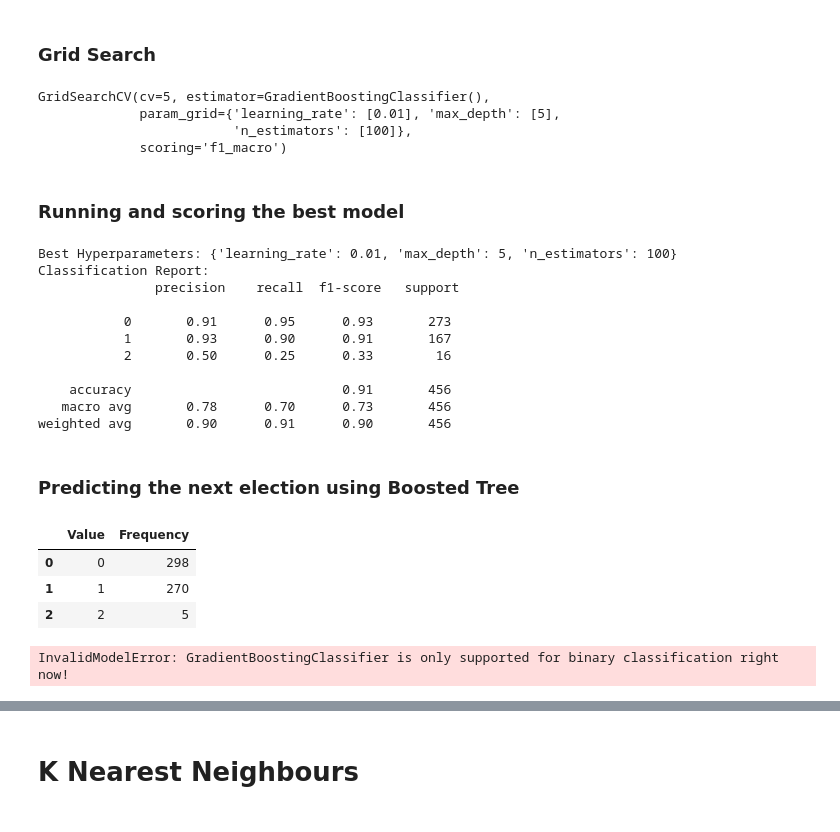
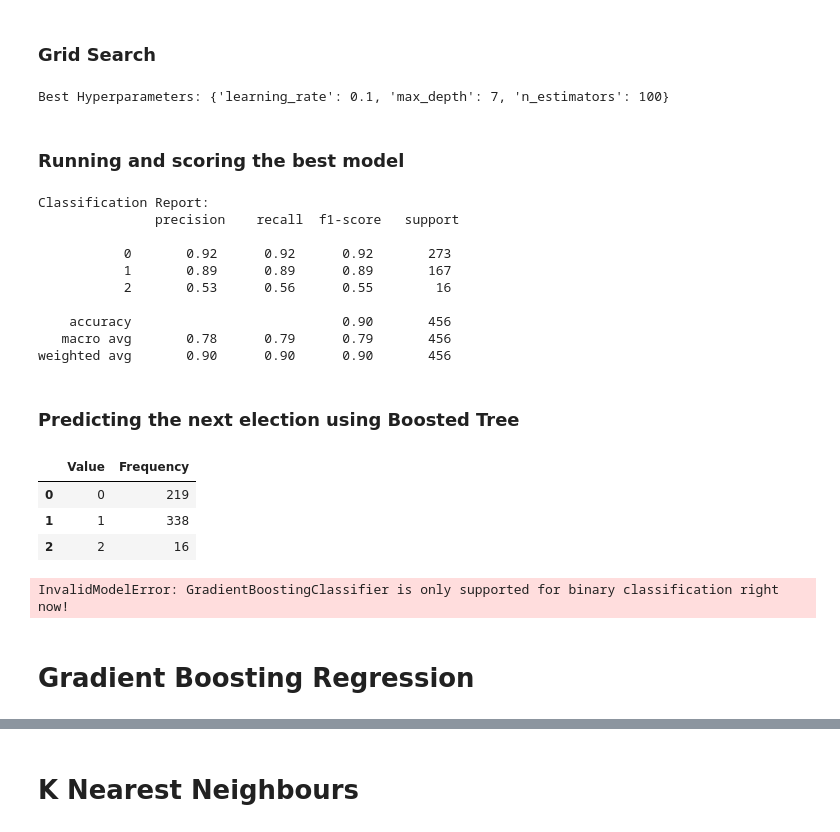
Before and after one commit to willgreen93/UK_election, a Jupyter notebook: notebooks/modelling/W_analysis.ipynb, the cells around one changed output, grey strips where cells are left out. Saved outputs shown, nothing was run; the diff lists cells and outputs as text; code cells hidden in the pictures.

```diff
--- a/notebooks/modelling/W_analysis.ipynb
+++ b/notebooks/modelling/W_analysis.ipynb
@@ -29,9 +29,9 @@ X = data_raw[['Private_renters', 'Social_renters', 'Home_owners',
           #'conservative_vote_share_previous', 'labour_vote_share_previous',# 'liberal_democrats_vote_share_previous',
           #'Conservative_Pre_GE_poll', 'Labour_Pre_GE_poll', 'LD_Pre_GE_poll',
           'Cons_pre_GE_adjusted', 'Labs_pre_GE_adjusted', 'Libs_pre_GE_adjusted',
-          'Cons_pre_average_adjusted', 'Labs_pre_average_adjusted', 'Libs_pre_average_adjusted',
-          #'Conservative_min', 'Labour_min', 'LD_min',
-          #'Conservative_max', 'Labour_max', 'LD_max'
+          #'Cons_pre_average_adjusted', 'Labs_pre_average_adjusted', 'Libs_pre_average_adjusted',
+          #'Cons_pre_min_adjusted', 'Labs_pre_min_adjusted', 'Libs_pre_min_adjusted',
+          #'Cons_pre_max_adjusted', 'Labs_pre_max_adjusted', 'Libs_pre_max_adjusted'
           ]]
 
 X_new = data_new_raw[['Private_renters', 'Social_renters', 'Home_owners',
@@ -42,9 +42,9 @@ X_new = data_new_raw[['Private_renters', 'Social_renters', 'Home_owners',
           #'conservative_vote_share_previous', 'labour_vote_share_previous', #'liberal_democrats_vote_share_previous',
           #'Conservative_Pre_GE_poll', 'Labour_Pre_GE_poll', 'LD_Pre_GE_poll',
           'Cons_pre_GE_adjusted', 'Labs_pre_GE_adjusted', 'Libs_pre_GE_adjusted',
-          'Cons_pre_average_adjusted', 'Labs_pre_average_adjusted', 'Libs_pre_average_adjusted',
-          #'Conservative_min', 'Labour_min', 'LD_min',
-          #'Conservative_max', 'Labour_max', 'LD_max'
+          #'Cons_pre_average_adjusted', 'Labs_pre_average_adjusted', 'Libs_pre_average_adjusted',
+          #'Cons_pre_min_adjusted', 'Labs_pre_min_adjusted', 'Libs_pre_min_adjusted',
+          #'Cons_pre_max_adjusted', 'Labs_pre_max_adjusted', 'Libs_pre_max_adjusted'
           ]]
 
 #X_new['Libs_pre_GE_adjusted'] = X_new['Libs_pre_GE_adjusted']*2
@@ -63,6 +63,12 @@ from sklearn.linear_model import LinearRegression
 from sklearn.metrics import mean_squared_error, r2_score
 from sklearn.linear_model import Ridge
 from sklearn.model_selection import GridSearchCV
+from sklearn.decomposition import PCA
 
 # Split the data into training and testing sets
 X_train, X_test, y_train, y_test = train_test_split(X, y, test_size=0.2, random_state=42)
+
+pca = PCA(n_components=8)  # Choose the number of components
+X_train_pca = pca.fit_transform(X_train)
+X_test_pca = pca.transform(X_test)
+X_new_pca = pca.transform(X_new)
@@ -250,61 +257,60 @@ from sklearn.metrics import accuracy_score, classification_report
 
 gb_classifier = GradientBoostingClassifier()
 
-param_grid = {'n_estimators': [100],
-    'learning_rate': [0.01],
-    'max_depth': [5]}
+param_grid = {'n_estimators': [80, 100],
+    'learning_rate': [0.1, 0.5],
+    'max_depth': [6, 7]}
 
-grid_search_tree = GridSearchCV(estimator=gb_classifier, param_grid=param_grid, scoring='f1_macro', cv=5)
+grid_search_tree = GridSearchCV(estimator=gb_classifier, param_grid=param_grid, scoring='accuracy', cv=5)
 
-grid_search_tree.fit(X_train, y_train_encoded)
+grid_search_tree.fit(X_train_pca, y_train_encoded)
+print("Best Hyperparameters:", grid_search_tree.best_params_)
 # %% [output]
-GridSearchCV(cv=5, estimator=GradientBoostingClassifier(),
-             param_grid={'learning_rate': [0.01], 'max_depth': [5],
-                         'n_estimators': [100]},
-             scoring='f1_macro')
+Best Hyperparameters: {'learning_rate': 0.1, 'max_depth': 7, 'n_estimators': 100}
 # %% [markdown]
 ### Running and scoring the best model
 # %%
 from sklearn.metrics import accuracy_score, precision_score, recall_score, f1_score
 
-print("Best Hyperparameters:", grid_search_tree.best_params_)
+#best_model_gb = grid_search_tree.best_estimator_
+#best_model_gb.fit(X_train, y_train_encoded)
+#y_pred_tree = best_model_gb.predict(X_test)
 
 best_model_gb = grid_search_tree.best_estimator_
-best_model_gb.fit(X_train, y_train_encoded)
-y_pred_tree = best_model_gb.predict(X_test)
+best_model_gb.fit(X_train_pca, y_train_encoded)
+y_pred_tree = best_model_gb.predict(X_test_pca)
 
 classification_rep = classification_report(y_test_encoded, y_pred_tree)
 print("Classification Report:\n", classification_rep)
 # %% [output]
-Best Hyperparameters: {'learning_rate': 0.01, 'max_depth': 5, 'n_estimators': 100}
 Classification Report:
                precision    recall  f1-score   support
 
-           0       0.91      0.95      0.93       273
-           1       0.93      0.90      0.91       167
-           2       0.50      0.25      0.33        16
+           0       0.92      0.92      0.92       273
+           1       0.89      0.89      0.89       167
+           2       0.53      0.56      0.55        16
 
-    accuracy                           0.91       456
-   macro avg       0.78      0.70      0.73       456
-weighted avg       0.90      0.91      0.90       456
+    accuracy                           0.90       456
+   macro avg       0.78      0.79      0.79       456
+weighted avg       0.90      0.90      0.90       456
 # %% [markdown]
 ### Predicting the next election using Boosted Tree
 # %%
-y_new_tree = best_model_gb.predict(X_new)
+y_new_tree = best_model_gb.predict(X_new_pca)
 
 unique_values, counts = np.unique(y_new_tree, return_counts=True)
 
 frequency_table = np.column_stack((unique_values, counts))
 
 unique_values, counts = np.unique(y_new_tree, return_counts=True)
 frequency_table = pd.DataFrame({'Value': unique_values, 'Frequency': counts})
 
 frequency_table
 # %% [output]
 |  | Value | Frequency |
-| 0 | 0 | 298 |
-| 1 | 1 | 270 |
-| 2 | 2 | 5 |
+| 0 | 0 | 219 |
+| 1 | 1 | 338 |
+| 2 | 2 | 16 |
 # %%
 import shap
 
@@ -317,3 +323,5 @@ shap_values = explainer.shap_values(X_test)
 shap.summary_plot(shap_values, X_test, feature_names=X_test.columns)
 # %% [output]
 InvalidModelError: GradientBoostingClassifier is only supported for binary classification right now!
+# %% [markdown]
+# Gradient Boosting Regression
```
Also changed, not shown: parts of 15 cells of this notebook, 4 other files.
